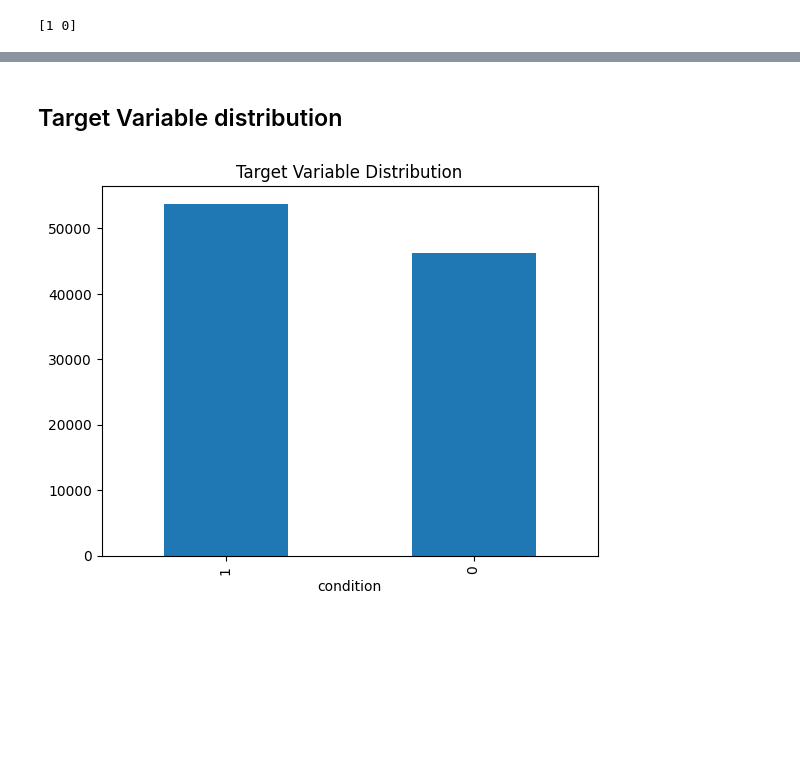
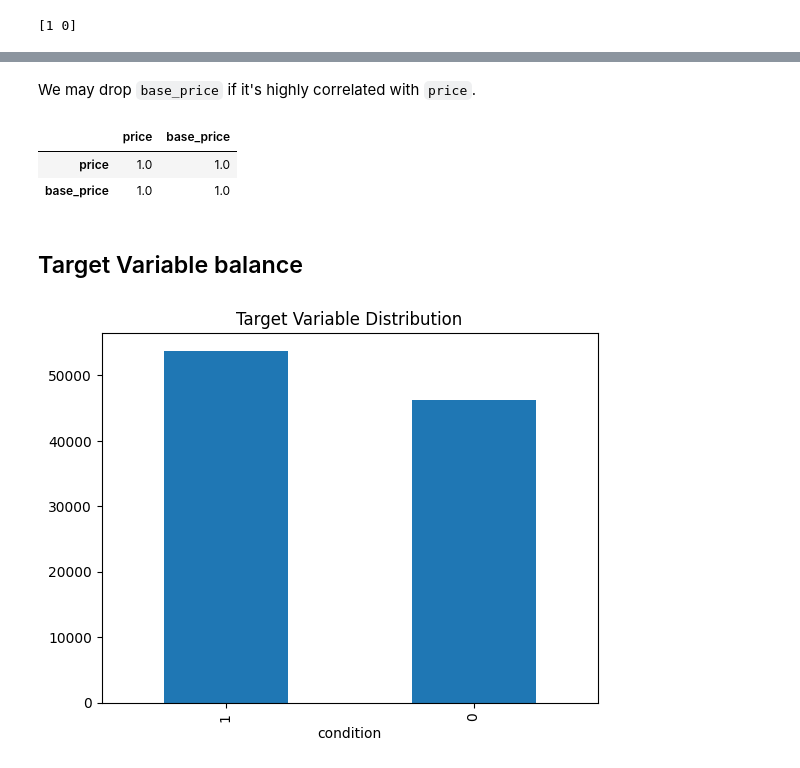
Before and after one commit to ntlg72/ml_exercise, a Jupyter notebook: 1.0-nlg-EDA.ipynb, the cells around one changed output, grey strips where cells are left out. Saved outputs shown, nothing was run; the diff lists cells and outputs as text; code cells hidden in the pictures; blank space fills up the shorter version.

```diff
--- a/1.0-nlg-EDA.ipynb
+++ b/1.0-nlg-EDA.ipynb
@@ -323,0 +444,3 @@ df = pd.get_dummies(df, columns=categorical_cols, drop_first=True)
+# %%
+df_cleaned["address_city_name_freq"] = df_cleaned["address_city_name"].map(df_cleaned["address_city_name"].value_counts())
+df_cleaned.drop(["address_city_name"], axis=1, inplace=True)
@@ -323,0 +572,8 @@ df = pd.get_dummies(df, columns=categorical_cols, drop_first=True)
+# %% [markdown]
+We may drop `base_price` if it's highly correlated with `price`.
+# %%
+df_cleaned[['price', 'base_price']].corr()
+# %% [output]
+|  | price | base_price |
+| price | 1.0 | 1.0 |
+| base_price | 1.0 | 1.0 |
@@ -324,3 +600,3 @@ df = pd.get_dummies(df, columns=categorical_cols, drop_first=True)
 # %% [markdown]
-## Target Variable distribution
+## Target Variable balance
 # %%
```
Also changed, not shown: parts of 50 cells of this notebook, 2 other files.
